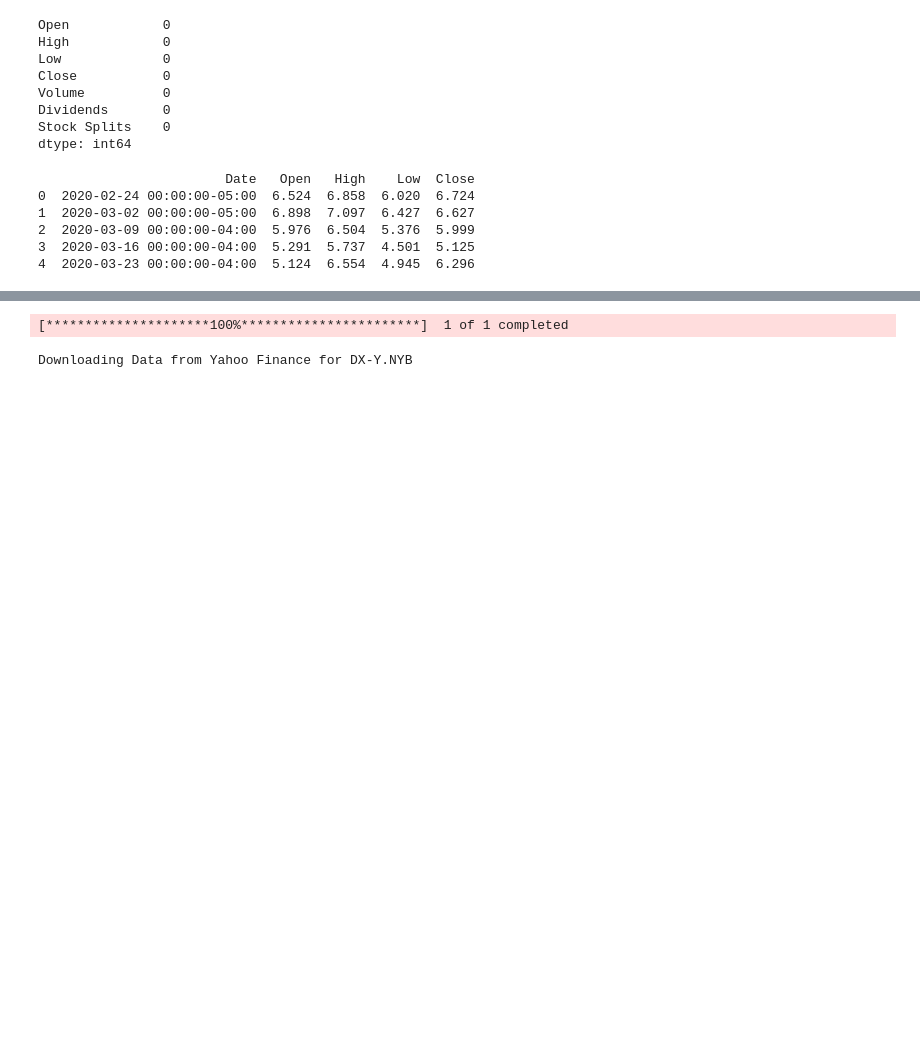
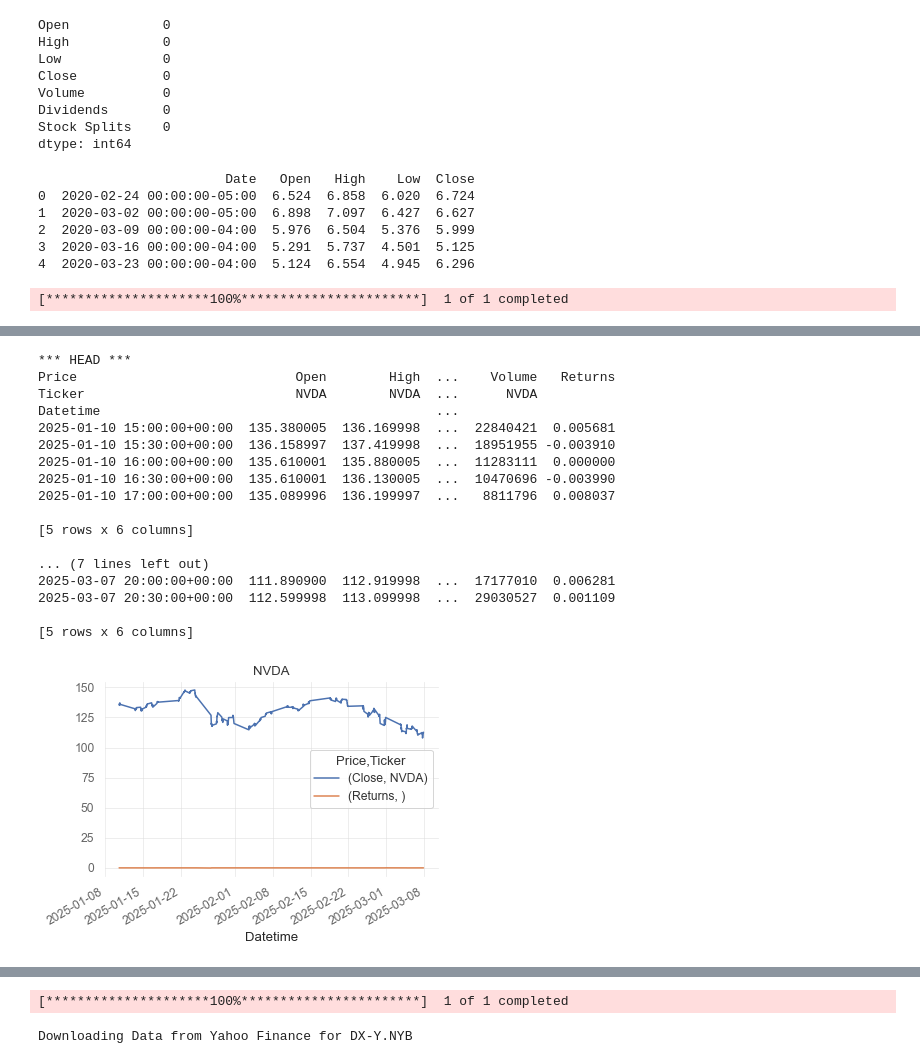
Before and after one commit to SH32x/DataMiningTradingAgent, a Jupyter notebook: DataBook.ipynb, the cells around one changed output, grey strips where cells are left out. Drawn from its saved outputs; the diff is of its cells as text; code cells hidden in the pictures; blank space fills up the shorter version.

```diff
--- a/DataBook.ipynb
+++ b/DataBook.ipynb
@@ -193,0 +382,7 @@ class TickFinancialData:
+# %%
+#New FinancialData class example:
+nvda_data = FinancialData("NVDA", interval="30m", period="6mo")
+nvda_data.show_data()
+nvda_data.plot_data(['Close', 'Returns'])
+# %% [output]
+[*********************100%***********************]  1 of 1 completed
@@ -194,3 +391,21 @@ class TickFinancialData:
+*** HEAD ***
+Price                            Open        High  ...    Volume   Returns
+Ticker                           NVDA        NVDA  ...      NVDA
+Datetime                                           ...
+2025-01-10 15:00:00+00:00  135.380005  136.169998  ...  22840421  0.005681
+2025-01-10 15:30:00+00:00  136.158997  137.419998  ...  18951955 -0.003910
+2025-01-10 16:00:00+00:00  135.610001  135.880005  ...  11283111  0.000000
+2025-01-10 16:30:00+00:00  135.610001  136.130005  ...  10470696 -0.003990
+2025-01-10 17:00:00+00:00  135.089996  136.199997  ...   8811796  0.008037
+
+[5 rows x 6 columns]
+
+... (7 lines left out)
+2025-03-07 20:00:00+00:00  111.890900  112.919998  ...  17177010  0.006281
+2025-03-07 20:30:00+00:00  112.599998  113.099998  ...  29030527  0.001109
+
+[5 rows x 6 columns]
+[figure, added]
 # %%
 # Example 1: NVDA
 # 1. Define ticker
```
Also changed, not shown: parts of 8 cells of this notebook, 1 other file.
